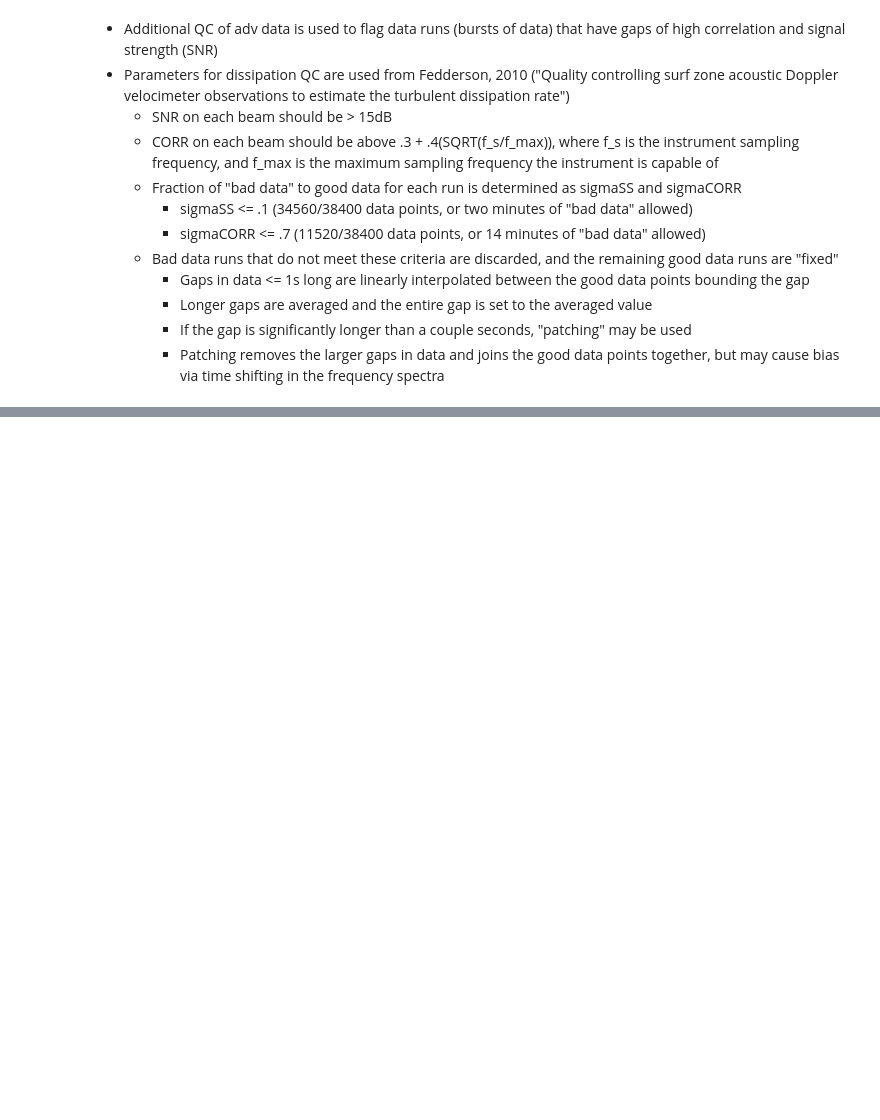
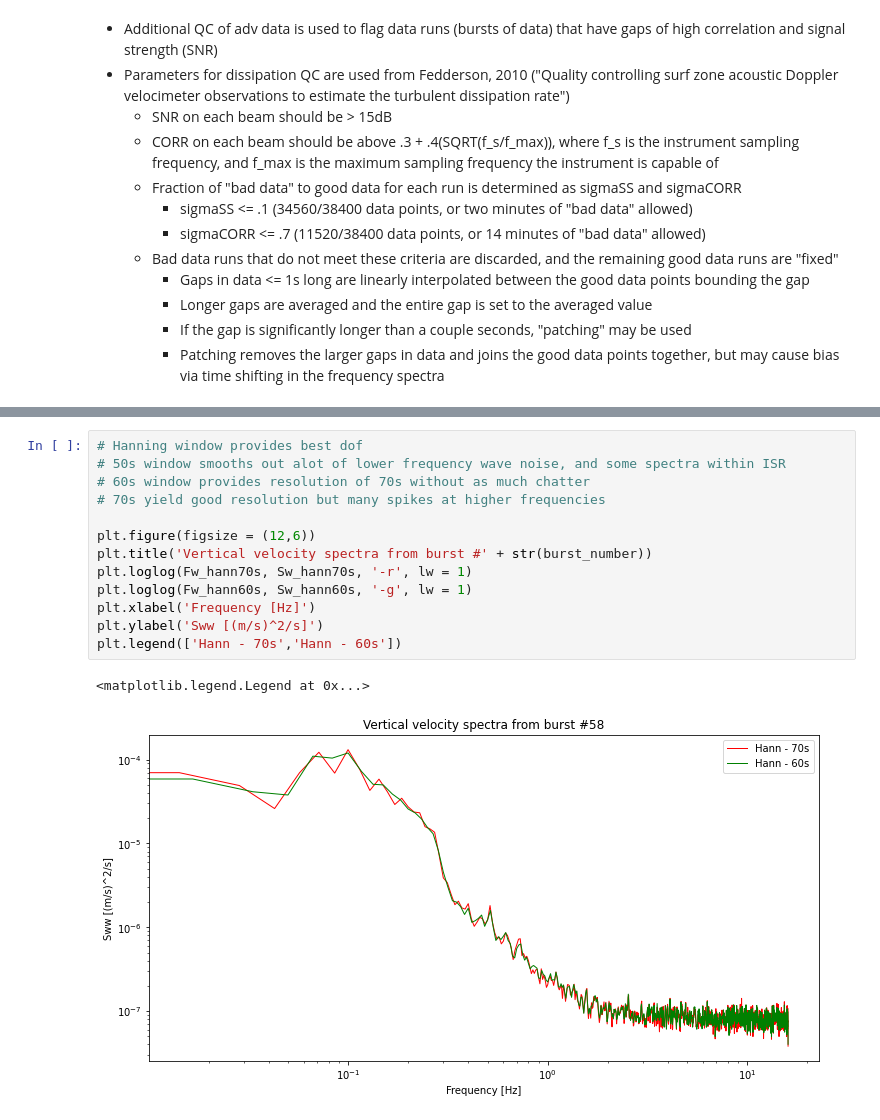
Before and after one commit to lagrady/Kelp-Forest-Hydrodynamics, a Jupyter notebook: notebooks/Turbulent_dissipation.ipynb, the cells around one changed output, grey strips where cells are left out. Drawn from its saved outputs; the diff is of its cells as text; blank space fills up the shorter version.

```diff
--- a/notebooks/Turbulent_dissipation.ipynb
+++ b/notebooks/Turbulent_dissipation.ipynb
@@ -319,0 +135,16 @@ M_ll: 0.10889979838275736 J_ll: 0.10889539651432752
+# %%
+# Hanning window provides best dof
+# 50s window smooths out alot of lower frequency wave noise, and some spectra within ISR
+# 60s window provides resolution of 70s without as much chatter
+# 70s yield good resolution but many spikes at higher frequencies
+
+plt.figure(figsize = (12,6))
+plt.title('Vertical velocity spectra from burst #' + str(burst_number))
+plt.loglog(Fw_hann70s, Sw_hann70s, '-r', lw = 1)
+plt.loglog(Fw_hann60s, Sw_hann60s, '-g', lw = 1)
+plt.xlabel('Frequency [Hz]')
+plt.ylabel('Sww [(m/s)^2/s]')
+plt.legend(['Hann - 70s','Hann - 60s'])
+# %% [output]
+<matplotlib.legend.Legend at 0x...>
+[figure, added]
```
Also changed, not shown: parts of 47 cells of this notebook, 1 other file.
